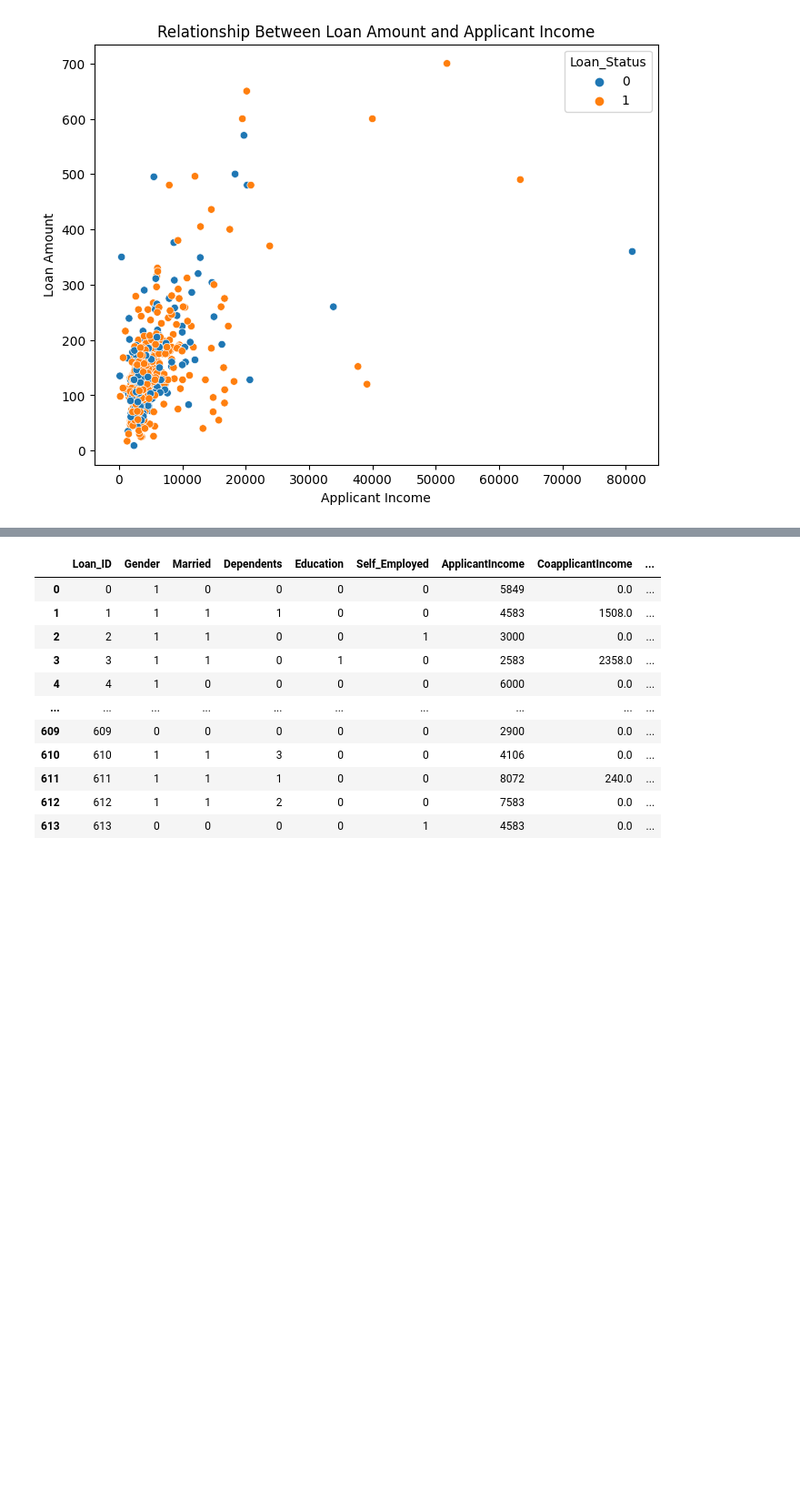
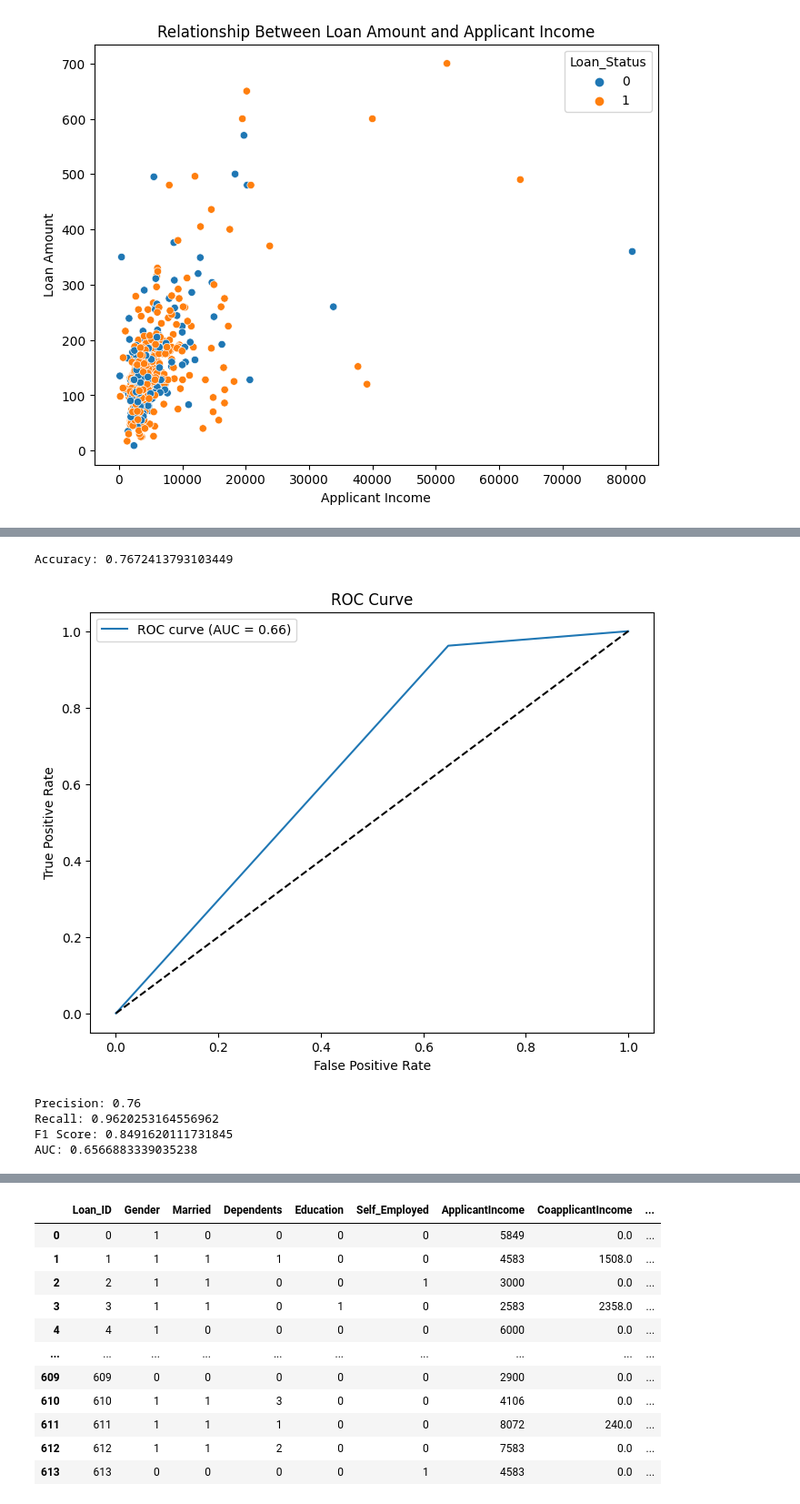
Before and after one commit to anas-ansri/LoanPrediction, a Jupyter notebook: Abhishek.ipynb, the cells around one changed output, grey strips where cells are left out. Shown at 91% size. Saved outputs shown, nothing was run; the diff lists cells and outputs as text; code cells hidden in the pictures; blank space fills up the shorter version.

```diff
--- a/Abhishek.ipynb
+++ b/Abhishek.ipynb
@@ -274,4 +245,9 @@ memory usage: 43.3 KB
 # %%
-y=df.iloc[:,-1]
+from sklearn.model_selection import train_test_split
+from sklearn.naive_bayes import GaussianNB
+from sklearn.preprocessing import StandardScaler
+
+X=df2.iloc[:,:-1]
+y=df2.iloc[:,-1]
 X_train, X_test, y_train, y_test = train_test_split(X, y, test_size=0.3, random_state=1)
 # %%
@@ -322,0 +292,67 @@ F1 Score: 0.8592057761732852
+# %%
+# importing utility modules
+import pandas as pd
+from sklearn.model_selection import train_test_split
+from sklearn.metrics import accuracy_score
+
+# importing machine learning models for prediction
+from sklearn.ensemble import RandomForestClassifier
+from xgboost import XGBClassifier
+from sklearn.linear_model import LogisticRegression
+
+# importing voting classifier
+from sklearn.ensemble import VotingClassifier
+
+# Splitting between train data into training and validation dataset
+X_train, X_test, y_train, y_test = train_test_split(
+    X, y, test_size=0.20)
+
+# initializing all the model objects with default parameters
+model_1 = LogisticRegression()
+model_2 = XGBClassifier()
+model_3 = RandomForestClassifier()
+
+# Making the final model using voting classifier
+final_model = VotingClassifier(
+    estimators=[('lr', model_1), ('xgb', model_2), ('rf', model_3)], voting='hard')
+
+# training all the model on the train dataset
+final_model.fit(X_train, y_train)
+
+# predicting the output on the test dataset
+pred_final = final_model.predict(X_test)
+
+
+accuracy = accuracy_score(y_test, pred_final)
+print("Accuracy:", accuracy)
+from sklearn.metrics import precision_score, recall_score, f1_score, roc_curve, roc_auc_score
+import matplotlib.pyplot as plt
+
+# Calculate precision
+precision = precision_score(y_test, pred_final)
+
+# Calculate recall
+recall = recall_score(y_test, pred_final)
+
+# Calculate F1 score
+f1 = f1_score(y_test, pred_final)
+
+# Calculate ROC curve and AUC
+fpr, tpr, thresholds = roc_curve(y_test, pred_final)
+auc = roc_auc_score(y_test, pred_final)
+
+# Plot ROC curve
+plt.figure(figsize=(8, 6))
+plt.plot(fpr, tpr, label=f'ROC curve (AUC = {auc:.2f})')
+plt.plot([0, 1], [0, 1], 'k--')  # diagonal line
+plt.xlabel('False Positive Rate')
+plt.ylabel('True Positive Rate')
+plt.title('ROC Curve')
+plt.legend()
+plt.show()
+
+print("Precision:", precision)
+print("Recall:", recall)
+print("F1 Score:", f1)
+print("AUC:", auc)
+# %% [output]
@@ -322,0 +366,6 @@ F1 Score: 0.8592057761732852
+Accuracy: 0.7672413793103449
+[figure, added]
+Precision: 0.76
+Recall: 0.9620253164556962
+F1 Score: 0.8491620111731845
+AUC: 0.6566883339035238
```
Also changed, not shown: parts of 32 cells of this notebook.
